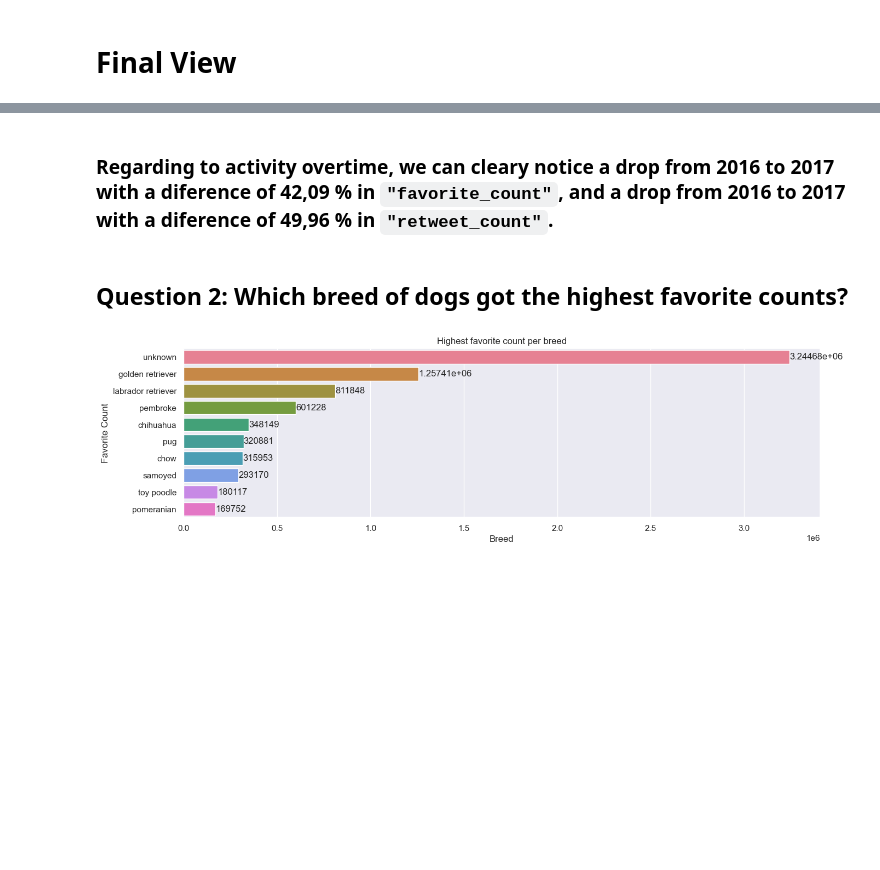
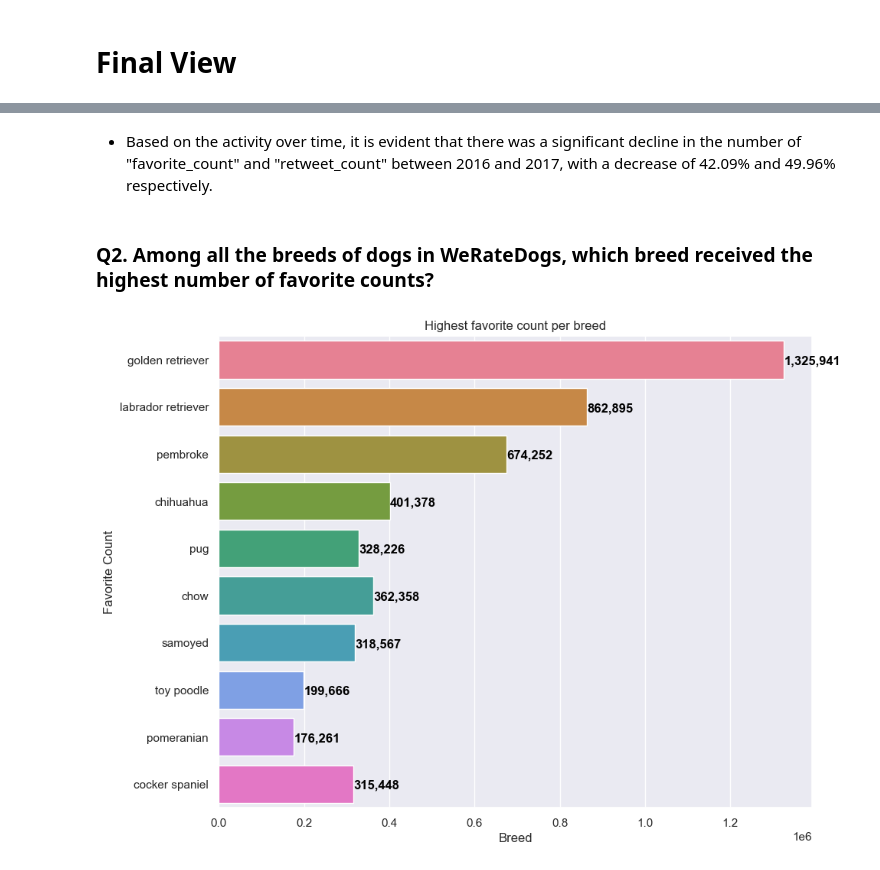
Before and after one commit to facf00/We-Rate-Dogs---API, a Jupyter notebook: wrangle_act.ipynb, the cells around one changed output, grey strips where cells are left out. Saved outputs shown, nothing was run; the diff lists cells and outputs as text; code cells hidden in the pictures; blank space fills up the shorter version.

```diff
--- a/wrangle_act.ipynb
+++ b/wrangle_act.ipynb
@@ -325,8 +333,5 @@ Using pd.isna() on:
 # %% [markdown]
 ### Code
 # %%
-archive_clean = archive_clean[archive_clean['in_reply_to_status_id'].isna()]
-archive_clean = archive_clean[archive_clean['in_reply_to_user_id'].isna()]
-archive_clean = archive_clean[archive_clean['retweeted_status_id'].isna()]
-archive_clean = archive_clean[archive_clean['retweeted_status_user_id'].isna()]
-archive_clean = archive_clean[archive_clean['retweeted_status_timestamp'].isna()]
+null_counts = archive_clean[['in_reply_to_status_id', 'in_reply_to_user_id',                              'retweeted_status_id', 'retweeted_status_user_id',                              'retweeted_status_timestamp']].isnull().sum()
+print(null_counts)
@@ -570,20 +599,21 @@ plt.savefig('ret_fav')
 # %% [markdown]
-###  Regarding to activity overtime, we can cleary notice a drop from 2016 to 2017 with a diference of 42,09 % in `"favorite_count"`, and  a drop from 2016 to 2017 with a diference of 49,96 % in `"retweet_count"`.
+-   Based on the activity over time, it is evident that there was a significant decline in the number of "favorite_count" and "retweet_count" between 2016 and 2017, with a decrease of 42.09% and 49.96% respectively.
 # %% [markdown]
-## Question 2: Which breed of dogs got the highest  favorite counts?
+### Q2. Among all the breeds of dogs in WeRateDogs, which breed received the highest number of favorite counts?
 # %%
 color = (sns.color_palette("husl", 10))
-sns.set(rc={'figure.figsize': (15, 4)})
+sns.set(rc={'figure.figsize': (10, 8)})
 sns.set(font_scale=1)
-pivot_breed= df_clean.pivot_table(index=['breed'], values=['favorite_count'], aggfunc='sum').sort_values(by="favorite_count",ascending=False)
+pivot_breed = df_clean[df_clean['breed'] != 'unknown'].pivot_table(index=['breed'], values=['favorite_count'], aggfunc='sum').sort_values(by="favorite_count", ascending=False)
 
-ax = sns.barplot(x='favorite_count', y=pivot_breed.index, data=pivot_breed, palette=color,order=df_clean.breed.value_counts().iloc[:10].index, )
+ax = sns.barplot(x='favorite_count', y=pivot_breed.index, data=pivot_breed, palette=color, order=df_clean[df_clean['breed'] != 'unknown'].breed.value_counts().iloc[:10].index)
 plt.title('Highest favorite count per breed')
 plt.ylabel('Favorite Count')
 plt.xlabel('Breed')
 plt.savefig('breed')
-for i in ax.containers:
-    ax.bar_label(i,)
-    pd.set_option('float_format', '{:f}'.format)
+
+# Add labels to the bars in the plot
+for i, v in enumerate(ax.patches):
+    ax.text(v.get_width() + 1000, i+0.1, f"{int(v.get_width()):,}", color='black', fontweight='bold')
 # %% [output]
-[figure, old version]
+[figure, new version]
```
Also changed, not shown: parts of 31 cells of this notebook, 7 other files.
